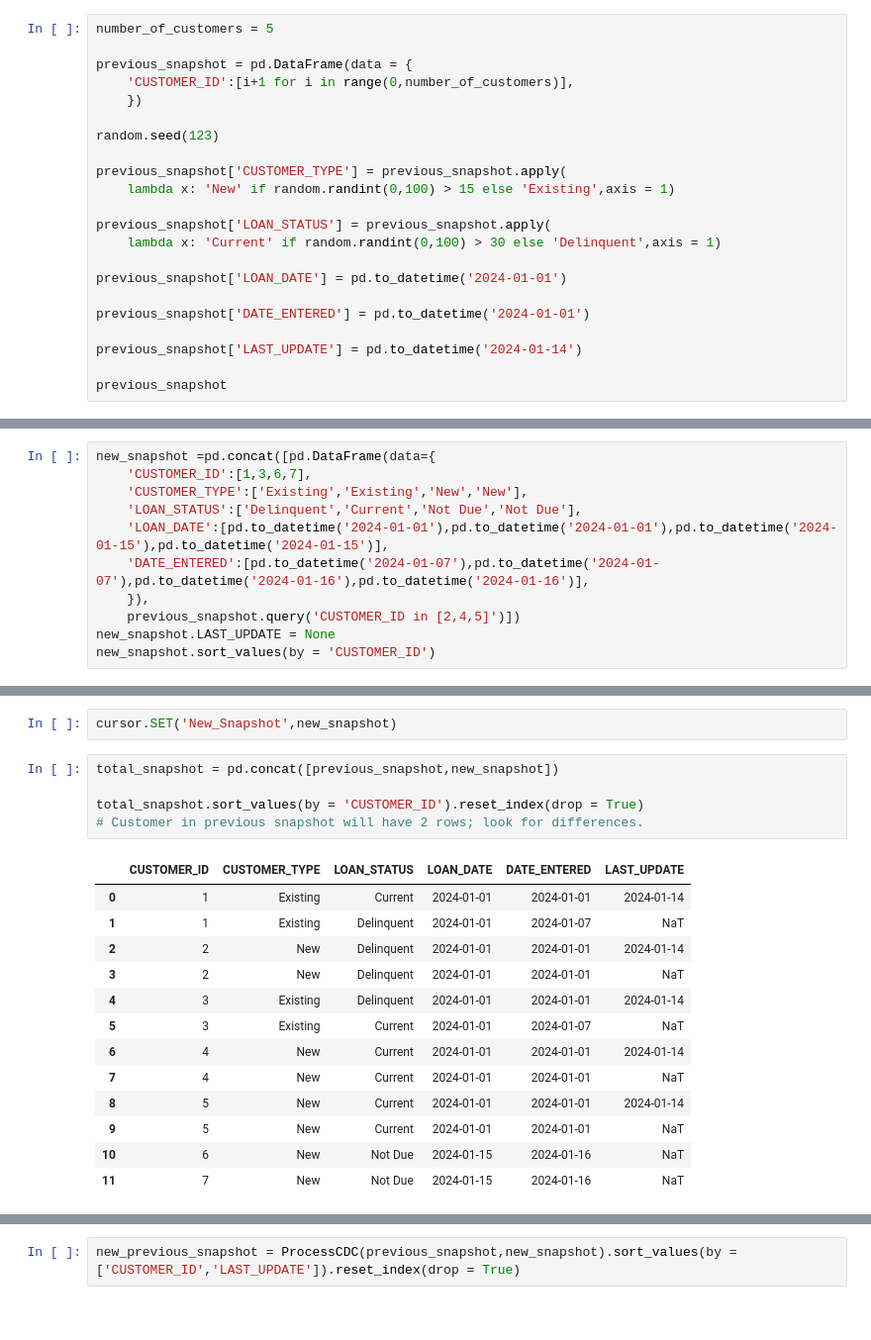
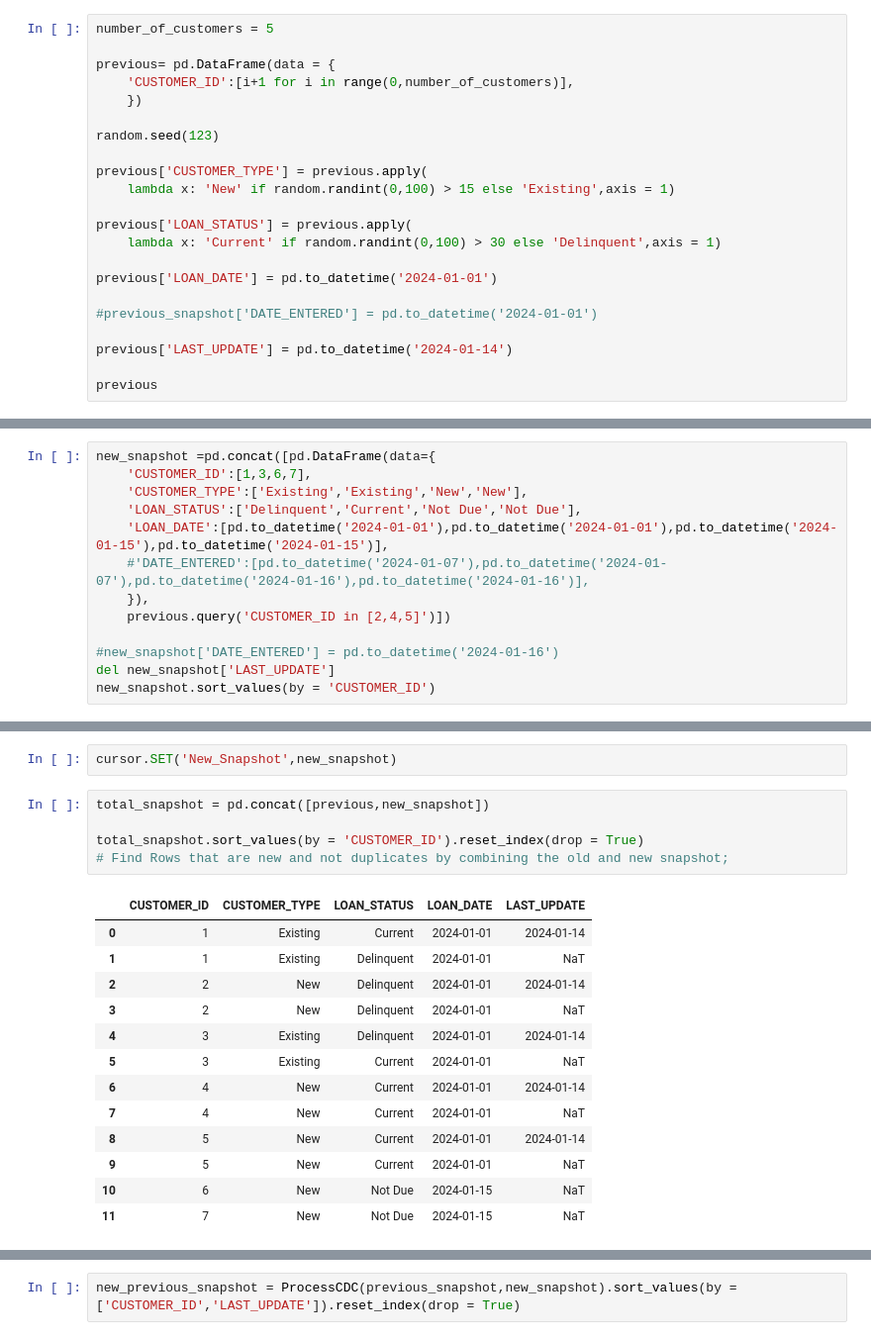
Before and after one commit to Cman000/conthon, a Jupyter notebook: CDC_Local/Example.ipynb, the cells around one changed output, grey strips where cells are left out. Shown at 99% size. Cells and saved outputs as stored; diff of their text form.

```diff
--- a/CDC_Local/Example.ipynb
+++ b/CDC_Local/Example.ipynb
@@ -24,23 +26,23 @@ def ProcessCDC(previous_snapshot, new_snapshot):
 # %%
 number_of_customers = 5
 
-previous_snapshot = pd.DataFrame(data = {
+previous= pd.DataFrame(data = {
     'CUSTOMER_ID':[i+1 for i in range(0,number_of_customers)],
     })
 
 random.seed(123)
 
-previous_snapshot['CUSTOMER_TYPE'] = previous_snapshot.apply(
+previous['CUSTOMER_TYPE'] = previous.apply(
     lambda x: 'New' if random.randint(0,100) > 15 else 'Existing',axis = 1)
 
-previous_snapshot['LOAN_STATUS'] = previous_snapshot.apply(
+previous['LOAN_STATUS'] = previous.apply(
     lambda x: 'Current' if random.randint(0,100) > 30 else 'Delinquent',axis = 1)
 
-previous_snapshot['LOAN_DATE'] = pd.to_datetime('2024-01-01')
+previous['LOAN_DATE'] = pd.to_datetime('2024-01-01')
 
-previous_snapshot['DATE_ENTERED'] = pd.to_datetime('2024-01-01')
+#previous_snapshot['DATE_ENTERED'] = pd.to_datetime('2024-01-01')
 
-previous_snapshot['LAST_UPDATE'] = pd.to_datetime('2024-01-14')
+previous['LAST_UPDATE'] = pd.to_datetime('2024-01-14')
 
-previous_snapshot
+previous
 # %% [output]
@@ -58,9 +60,11 @@ new_snapshot =pd.concat([pd.DataFrame(data={
     'CUSTOMER_TYPE':['Existing','Existing','New','New'],
     'LOAN_STATUS':['Delinquent','Current','Not Due','Not Due'],
     'LOAN_DATE':[pd.to_datetime('2024-01-01'),pd.to_datetime('2024-01-01'),pd.to_datetime('2024-01-15'),pd.to_datetime('2024-01-15')],
-    'DATE_ENTERED':[pd.to_datetime('2024-01-07'),pd.to_datetime('2024-01-07'),pd.to_datetime('2024-01-16'),pd.to_datetime('2024-01-16')],
+    #'DATE_ENTERED':[pd.to_datetime('2024-01-07'),pd.to_datetime('2024-01-07'),pd.to_datetime('2024-01-16'),pd.to_datetime('2024-01-16')],
     }),
-    previous_snapshot.query('CUSTOMER_ID in [2,4,5]')])
-new_snapshot.LAST_UPDATE = None
+    previous.query('CUSTOMER_ID in [2,4,5]')])
+
+#new_snapshot['DATE_ENTERED'] = pd.to_datetime('2024-01-16')
+del new_snapshot['LAST_UPDATE']
 new_snapshot.sort_values(by = 'CUSTOMER_ID')
 # %% [output]
@@ -75,22 +79,22 @@ new_snapshot.sort_values(by = 'CUSTOMER_ID')
 # %%
 cursor.SET('New_Snapshot',new_snapshot)
 # %%
-total_snapshot = pd.concat([previous_snapshot,new_snapshot])
+total_snapshot = pd.concat([previous,new_snapshot])
 
 total_snapshot.sort_values(by = 'CUSTOMER_ID').reset_index(drop = True)
-# Customer in previous snapshot will have 2 rows; look for differences.
+# Find Rows that are new and not duplicates by combining the old and new snapshot;
 # %% [output]
-|  | CUSTOMER_ID | CUSTOMER_TYPE | LOAN_STATUS | LOAN_DATE | DATE_ENTERED | LAST_UPDATE |
-| 0 | 1 | Existing | Current | 2024-01-01 | 2024-01-01 | 2024-01-14 |
-| 1 | 1 | Existing | Delinquent | 2024-01-01 | 2024-01-07 | NaT |
-| 2 | 2 | New | Delinquent | 2024-01-01 | 2024-01-01 | 2024-01-14 |
-| 3 | 2 | New | Delinquent | 2024-01-01 | 2024-01-01 | NaT |
-| 4 | 3 | Existing | Delinquent | 2024-01-01 | 2024-01-01 | 2024-01-14 |
-| 5 | 3 | Existing | Current | 2024-01-01 | 2024-01-07 | NaT |
-| 6 | 4 | New | Current | 2024-01-01 | 2024-01-01 | 2024-01-14 |
-| 7 | 4 | New | Current | 2024-01-01 | 2024-01-01 | NaT |
-| 8 | 5 | New | Current | 2024-01-01 | 2024-01-01 | 2024-01-14 |
-| 9 | 5 | New | Current | 2024-01-01 | 2024-01-01 | NaT |
-| 10 | 6 | New | Not Due | 2024-01-15 | 2024-01-16 | NaT |
-| 11 | 7 | New | Not Due | 2024-01-15 | 2024-01-16 | NaT |
+|  | CUSTOMER_ID | CUSTOMER_TYPE | LOAN_STATUS | LOAN_DATE | LAST_UPDATE |
+| 0 | 1 | Existing | Current | 2024-01-01 | 2024-01-14 |
+| 1 | 1 | Existing | Delinquent | 2024-01-01 | NaT |
+| 2 | 2 | New | Delinquent | 2024-01-01 | 2024-01-14 |
+| 3 | 2 | New | Delinquent | 2024-01-01 | NaT |
+| 4 | 3 | Existing | Delinquent | 2024-01-01 | 2024-01-14 |
+| 5 | 3 | Existing | Current | 2024-01-01 | NaT |
+| 6 | 4 | New | Current | 2024-01-01 | 2024-01-14 |
+| 7 | 4 | New | Current | 2024-01-01 | NaT |
+| 8 | 5 | New | Current | 2024-01-01 | 2024-01-14 |
+| 9 | 5 | New | Current | 2024-01-01 | NaT |
+| 10 | 6 | New | Not Due | 2024-01-15 | NaT |
+| 11 | 7 | New | Not Due | 2024-01-15 | NaT |
 # %%
```
Also changed, not shown: parts of 18 cells of this notebook, 2 other files.
